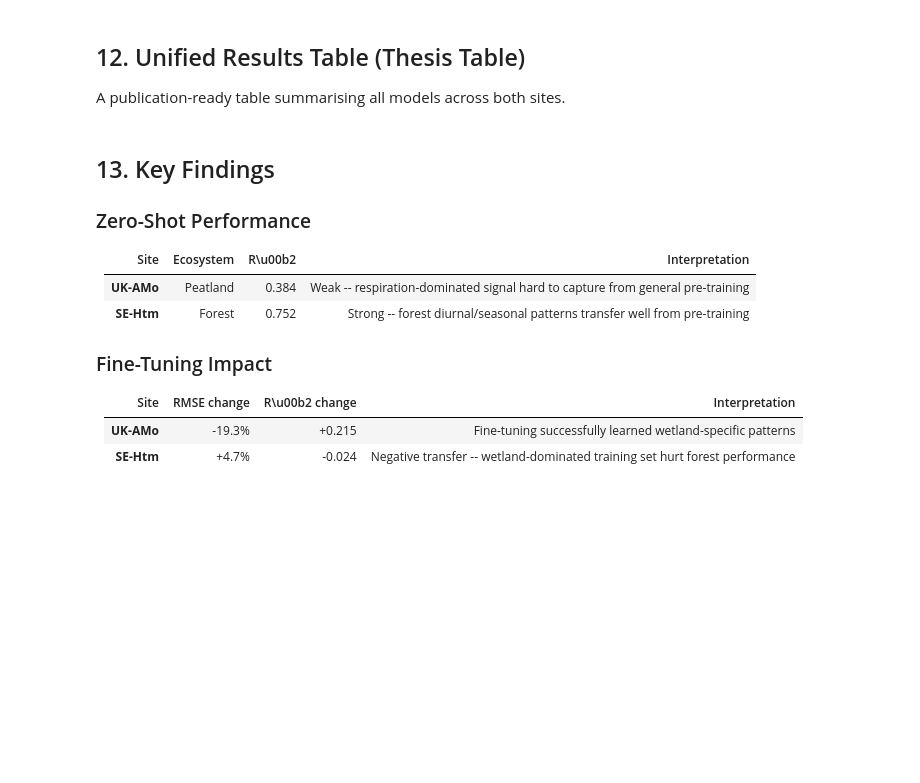
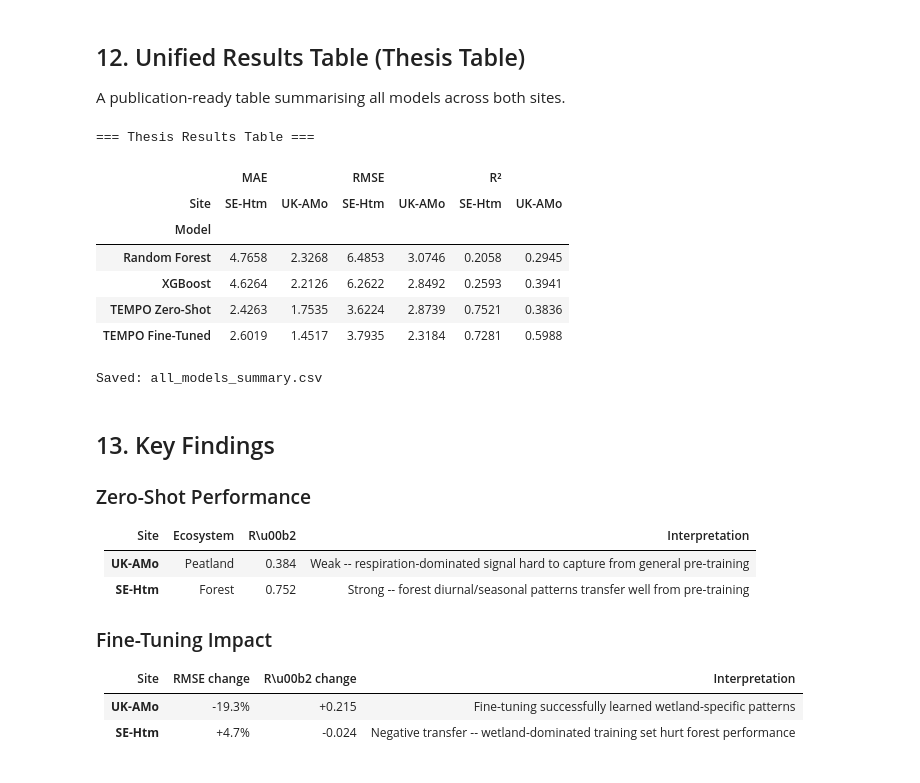
Before and after one commit to PaulEzennolim/Carbon-flux-quatification, a Jupyter notebook: notebooks/03_tempo_analysis.ipynb, the cells around one changed output. Cells and saved outputs as stored; diff of their text form; code cells hidden in the pictures; blank space fills up the shorter version.

```diff
--- a/notebooks/03_tempo_analysis.ipynb
+++ b/notebooks/03_tempo_analysis.ipynb
@@ -642,33 +744,47 @@ A publication-ready table summarising all models across both sites.
 # %%
 # Pivot into thesis-style table
 table_df = comparison_df.copy()
 table_df['Model'] = pd.Categorical(
     table_df['Model'], categories=MODEL_ORDER, ordered=True
 )
 table_df = table_df.sort_values(['Site', 'Model'])
 
+# Define R² column name outside f-strings
+r2_col = 'R²'
+
 # Format nicely
 pivot = table_df.pivot_table(
     index='Model', columns='Site',
-    values=['RMSE', 'MAE', 'R\u00b2'],
+    values=['RMSE', 'MAE', r2_col],
 ).round(4)
 
 print('=== Thesis Results Table ===\n')
 display(pivot)
 
 # Save as CSV for LaTeX import
 csv_path = METRICS_DIR / 'all_models_summary.csv'
 flat_rows = []
 for _, r in table_df.iterrows():
     flat_rows.append({
         'Model': r['Model'],
         'Site': r['Site'],
         'RMSE': f"{r['RMSE']:.4f}",
         'MAE': f"{r['MAE']:.4f}",
-        'R2': f"{r['R\u00b2']:.4f}",
+        'R2': f"{r[r2_col]:.4f}",  # Use variable instead of \u00b2
     })
+
 pd.DataFrame(flat_rows).to_csv(csv_path, index=False)
 print(f'\nSaved: {csv_path.name}')
+# %% [output]
+=== Thesis Results Table ===
+|  | MAE |  | RMSE |  | R² |  |
+| Site | SE-Htm | UK-AMo | SE-Htm | UK-AMo | SE-Htm | UK-AMo |
+| Model |  |  |  |  |  |  |
+| Random Forest | 4.7658 | 2.3268 | 6.4853 | 3.0746 | 0.2058 | 0.2945 |
+| XGBoost | 4.6264 | 2.2126 | 6.2622 | 2.8492 | 0.2593 | 0.3941 |
+| TEMPO Zero-Shot | 2.4263 | 1.7535 | 3.6224 | 2.8739 | 0.7521 | 0.3836 |
+| TEMPO Fine-Tuned | 2.6019 | 1.4517 | 3.7935 | 2.3184 | 0.7281 | 0.5988 |
+Saved: all_models_summary.csv
 # %% [markdown]
 ## 13. Key Findings
 
```
Also changed, not shown: parts of 16 cells of this notebook, 3 other files.
